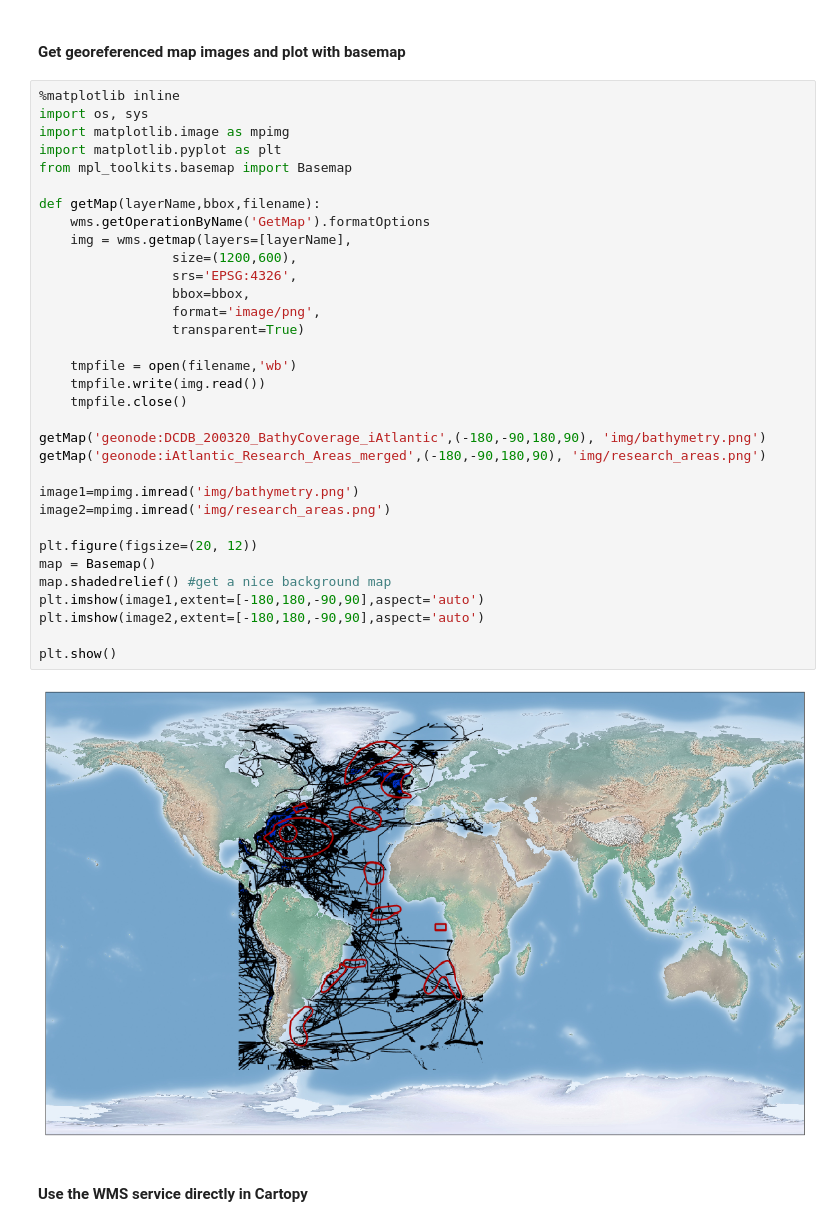
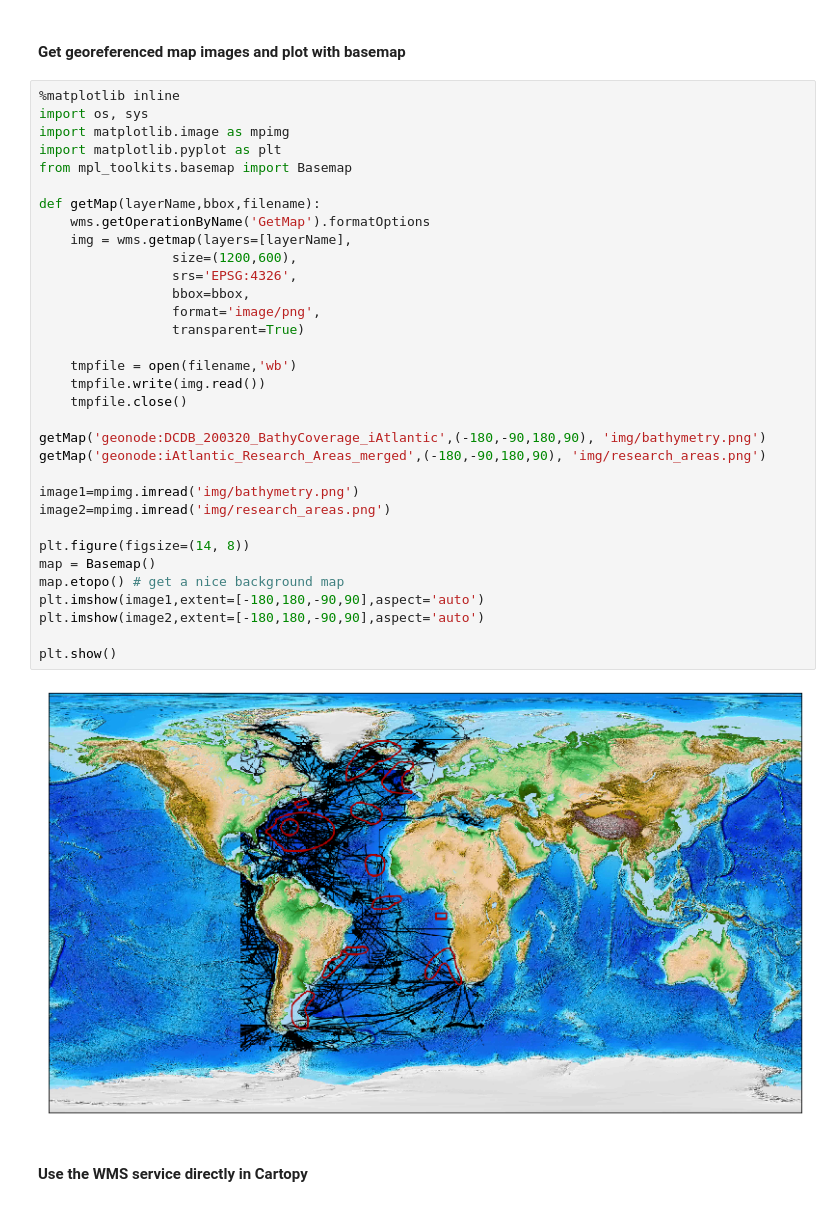
Before and after one commit to iAtlanitcGeoNode/OGC_webservices_workshop, a Jupyter notebook: 2_visualize_data_with_WMS.ipynb, the cells around one changed output. Cells and saved outputs as stored; diff of their text form.

```diff
--- a/2_visualize_data_with_WMS.ipynb
+++ b/2_visualize_data_with_WMS.ipynb
@@ -94,36 +92,36 @@ wms.getOperationByName('GetMap').formatOptions
 import os, sys
 import matplotlib.image as mpimg
 import matplotlib.pyplot as plt
 from mpl_toolkits.basemap import Basemap
 
 def getMap(layerName,bbox,filename):
     wms.getOperationByName('GetMap').formatOptions
     img = wms.getmap(layers=[layerName],
                  size=(1200,600),
                  srs='EPSG:4326',
                  bbox=bbox,
                  format='image/png',
                  transparent=True)
 
     tmpfile = open(filename,'wb')
     tmpfile.write(img.read())
     tmpfile.close()
 
 getMap('geonode:DCDB_200320_BathyCoverage_iAtlantic',(-180,-90,180,90), 'img/bathymetry.png')
 getMap('geonode:iAtlantic_Research_Areas_merged',(-180,-90,180,90), 'img/research_areas.png')
 
 image1=mpimg.imread('img/bathymetry.png')
 image2=mpimg.imread('img/research_areas.png')
 
-plt.figure(figsize=(20, 12))
+plt.figure(figsize=(14, 8))
 map = Basemap()
-map.shadedrelief() #get a nice background map
+map.etopo() # get a nice background map
 plt.imshow(image1,extent=[-180,180,-90,90],aspect='auto')
 plt.imshow(image2,extent=[-180,180,-90,90],aspect='auto')
 
 plt.show()
 # %% [output]
-[figure, old version]
+[figure, new version]
 # %% [markdown]
 #### Use the WMS service directly in Cartopy
 # %%
```
Also changed, not shown: parts of 3 cells of this notebook, 2 other files.
